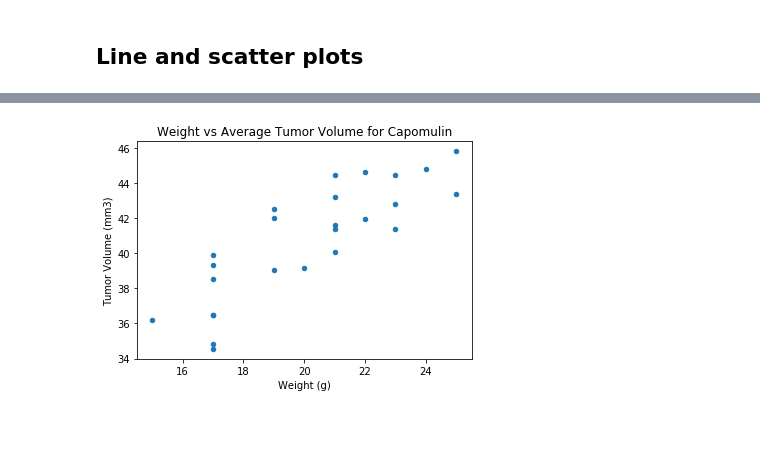
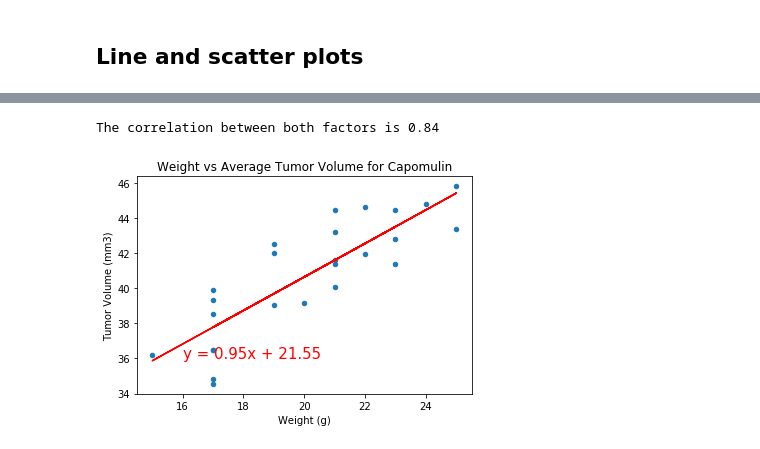
Before and after one commit to etumi/matplotlib-challenge, a Jupyter notebook: pymaceuticals_starter.ipynb, the cells around one changed output, grey strips where cells are left out. Cells and saved outputs as stored; diff of their text form; code cells hidden in the pictures.

```diff
--- a/pymaceuticals_starter.ipynb
+++ b/pymaceuticals_starter.ipynb
@@ -299,19 +290,38 @@ plt.show()
 # %%
 # Generate a scatter plot of mouse weight versus average tumor volume for the Capomulin regimen
 selected_drug = 'Capomulin'
 summary_by_drug = mouse_results.groupby('Drug Regimen').mean()
 dataset = mouse_results[mouse_results['Drug Regimen']== selected_drug]
 grouped_dataset = dataset.groupby('Mouse ID').mean()
 grouped_dataset = grouped_dataset[['Tumor Volume (mm3)', 'Weight (g)']]
 #grouped_dataset = grouped_dataset.reset_index(drop=True)
 grouped_dataset
 
 #plt.figure()
 scatter_plot = grouped_dataset.plot(kind='scatter', x = 'Weight (g)', y= 'Tumor Volume (mm3)')
 scatter_plot.set_title(f"Weight vs Average Tumor Volume for {selected_drug}")
+
+# Calculate the correlation coefficient and linear regression model for mouse weight and average tumor volume for the Capomulin regimen
+mice_weight = grouped_dataset['Weight (g)']
+avg_tumor_volume = grouped_dataset['Tumor Volume (mm3)']
+correlation = st.pearsonr(mice_weight, avg_tumor_volume)
+print(f"The correlation between both factors is {round(correlation[0],2)}")
+
+(slope, intercept, rvalue, pvalue, stderr) = st.linregress(mice_weight, avg_tumor_volume)
+regress_values = mice_weight * slope + intercept
+line_eq = "y = " + str(round(slope,2)) + "x + " + str(round(intercept,2))
+#print(f"The regression equation is {line_eq}")
+#plt.scatter(mice_weight,avg_tumor_volume)
+scatter_plot.plot(mice_weight,regress_values,"r-")
+scatter_plot.annotate(line_eq,(16,36),fontsize=15, color="red")
+#scatter_plot.set_ylabels('')
 plt.show()
+#scatter_plot.plot(mice_weight,regress_values,"r-")
+#scatter_plot.annotate(s=line_eq,xy=(16,36),fontsize=20, color="red")
+#plt.figure()
 # %% [output]
+The correlation between both factors is 0.84
-[figure, old version]
+[figure, new version]
 # %%
 # Calculate the correlation coefficient and linear regression model for mouse weight and average tumor volume for the Capomulin regimen
 mice_weight = grouped_dataset['Weight (g)']
```
Also changed, not shown: parts of 5 cells of this notebook.
